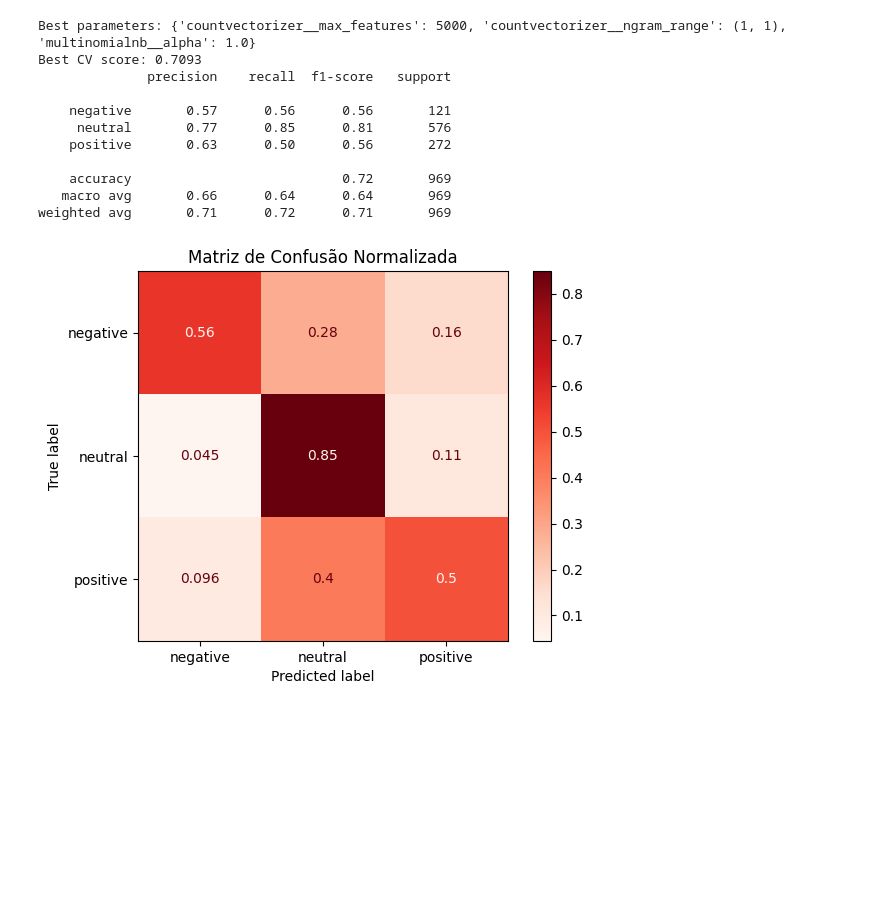
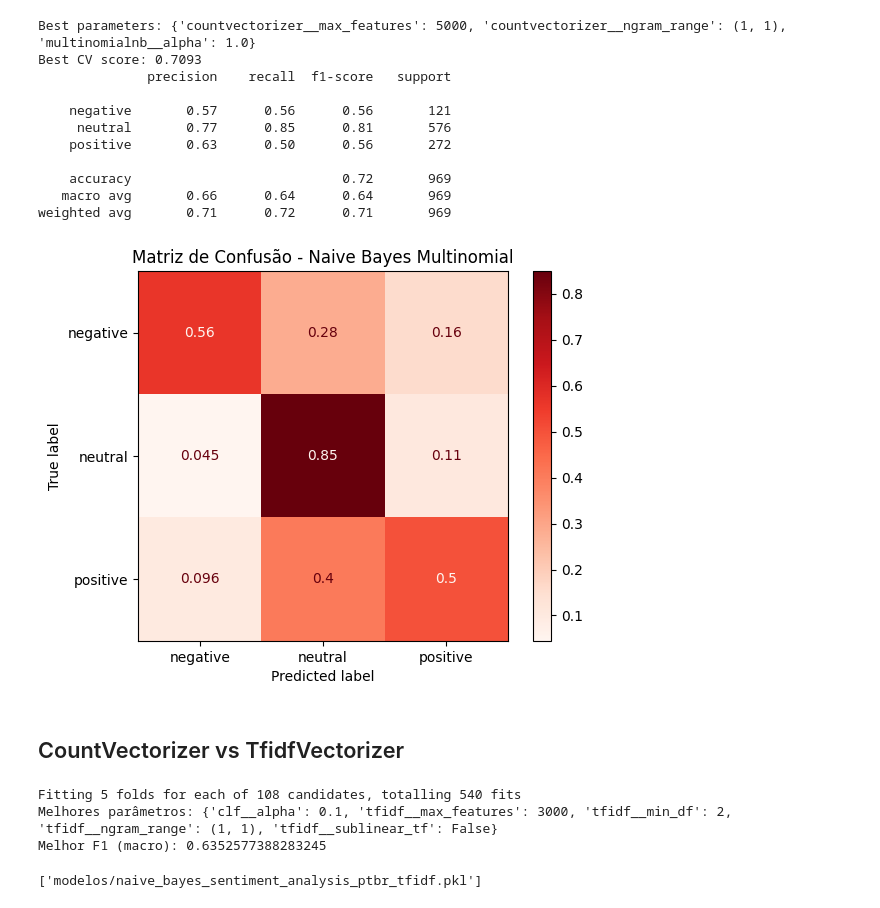
Before and after one commit to santluan/tcc-mba-usp, a Jupyter notebook: nb_sentiment_analysis_ptbr.ipynb, the cells around one changed output. Cells and saved outputs as stored; diff of their text form; code cells hidden in the pictures; blank space fills up the shorter version.

```diff
--- a/nb_sentiment_analysis_ptbr.ipynb
+++ b/nb_sentiment_analysis_ptbr.ipynb
@@ -247,7 +304,7 @@ weighted avg       0.71      0.71      0.70       969
 # %%
 param_grid = {
     'countvectorizer__max_features': [1000, 2000, 5000],
-    'countvectorizer__ngram_range': [(1, 1), (1, 2)],
+    'countvectorizer__ngram_range': [(1, 1), (1, 2), (1, 3)],
     'multinomialnb__alpha': [0.01, 0.1, 1.0]
 }
 
@@ -275,18 +332,18 @@ weighted avg       0.71      0.72      0.71       969
 # %%
 disp = ConfusionMatrixDisplay.from_estimator(
     grid_search,
     x_test,
     y_test,
     display_labels=grid_search.classes_,
     cmap=plt.cm.Reds,
     normalize='true'
 )
 
-disp.ax_.set_title("Matriz de Confusão Normalizada")
+disp.ax_.set_title("Matriz de Confusão - Naive Bayes Multinomial")
 
 plt.show()
 # %% [output]
-[figure, old version]
+[figure, new version]
 # %%
 # salvando modelo
 import joblib
@@ -296,0 +354,50 @@ df.to_csv('dados/financial_phrase_bank_pt_br.csv')
+# %% [markdown]
+## CountVectorizer vs TfidfVectorizer
+# %%
+from sklearn.feature_extraction.text import TfidfVectorizer
+from sklearn.pipeline import Pipeline
+
+df = pd.read_csv('dados/financial_phrase_bank_pt_br_new.csv', sep=";", decimal=",", encoding="utf-8-sig")
+df['text_pt_clean'] = df['text_pt_clean'].fillna('')
+
+x = df['text_pt_clean']
+y = df['sentiment']
+
+X_train, X_test, y_train, y_test = train_test_split(x, y, test_size=0.2, random_state=42, stratify=y)
+
+pipeline = Pipeline([
+    ('tfidf', TfidfVectorizer()),
+    ('clf', MultinomialNB())
+])
+
+param_grid = {
+    'tfidf__max_features': [3000, 5000, 10000],
+    'tfidf__ngram_range': [(1, 1), (1, 2)],
+    'tfidf__min_df': [1, 2, 5],
+    'tfidf__sublinear_tf': [True, False],
+    'clf__alpha': [0.1, 0.5, 1.0]  # suavização do Naive Bayes
+}
+
+grid = GridSearchCV(
+    pipeline,
+    param_grid,
+    cv=5,
+    scoring='f1_macro',   # bom para classes desbalanceadas (pos/neg/neutro)
+    n_jobs=-1,
+    verbose=2
+)
+
+grid.fit(X_train, y_train)
+
+print("Melhores parâmetros:", grid.best_params_)
+print("Melhor F1 (macro):", grid.best_score_)
+# %% [output]
+Fitting 5 folds for each of 108 candidates, totalling 540 fits
+Melhores parâmetros: {'clf__alpha': 0.1, 'tfidf__max_features': 3000, 'tfidf__min_df': 2, 'tfidf__ngram_range': (1, 1), 'tfidf__sublinear_tf': False}
+Melhor F1 (macro): 0.6352577388283245
+# %%
+import joblib
+
+joblib.dump(grid.best_estimator_, 'modelos/naive_bayes_sentiment_analysis_ptbr_tfidf.pkl')
+# %% [output]
+['modelos/naive_bayes_sentiment_analysis_ptbr_tfidf.pkl']
```
Also changed, not shown: parts of 9 cells of this notebook, 14 other files.
